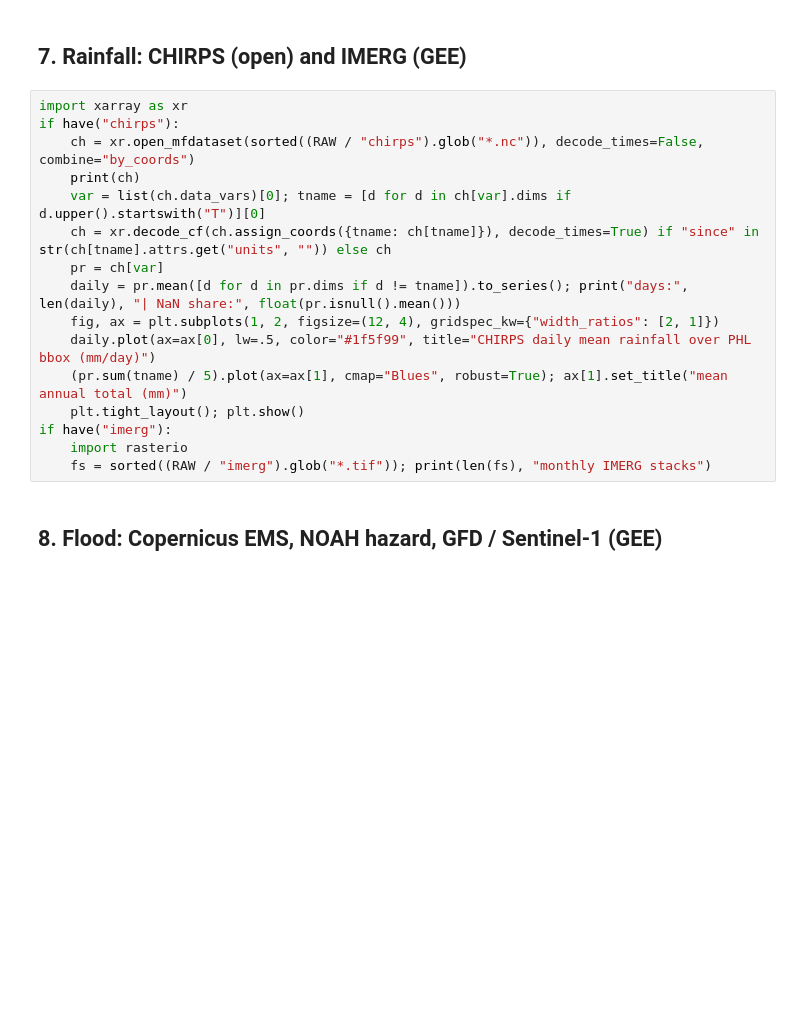
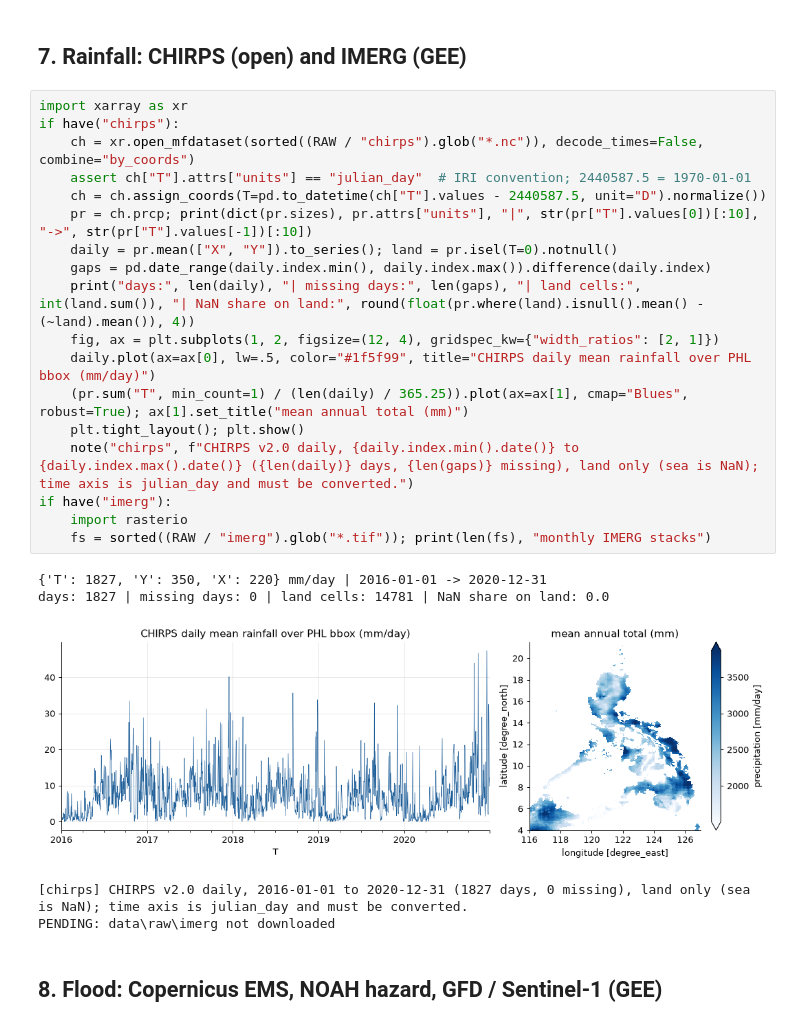
Before and after one commit to mcfcs/bantaybaha, a Jupyter notebook: notebooks/00_data_eda.ipynb, the cells around one changed output. Drawn from its saved outputs; the diff is of its cells as text; blank space fills up the shorter version.

```diff
--- a/notebooks/00_data_eda.ipynb
+++ b/notebooks/00_data_eda.ipynb
@@ -163,19 +269,27 @@ note("ibtracs", f"All 4 storms present; USA 34-kt radius available on {s.r34_cov
 # %%
 import xarray as xr
 if have("chirps"):
     ch = xr.open_mfdataset(sorted((RAW / "chirps").glob("*.nc")), decode_times=False, combine="by_coords")
-    print(ch)
-    var = list(ch.data_vars)[0]; tname = [d for d in ch[var].dims if d.upper().startswith("T")][0]
-    ch = xr.decode_cf(ch.assign_coords({tname: ch[tname]}), decode_times=True) if "since" in str(ch[tname].attrs.get("units", "")) else ch
-    pr = ch[var]
-    daily = pr.mean([d for d in pr.dims if d != tname]).to_series(); print("days:", len(daily), "| NaN share:", float(pr.isnull().mean()))
+    assert ch["T"].attrs["units"] == "julian_day"  # IRI convention; 2440587.5 = 1970-01-01
+    ch = ch.assign_coords(T=pd.to_datetime(ch["T"].values - 2440587.5, unit="D").normalize())
+    pr = ch.prcp; print(dict(pr.sizes), pr.attrs["units"], "|", str(pr["T"].values[0])[:10], "->", str(pr["T"].values[-1])[:10])
+    daily = pr.mean(["X", "Y"]).to_series(); land = pr.isel(T=0).notnull()
+    gaps = pd.date_range(daily.index.min(), daily.index.max()).difference(daily.index)
+    print("days:", len(daily), "| missing days:", len(gaps), "| land cells:", int(land.sum()), "| NaN share on land:", round(float(pr.where(land).isnull().mean() - (~land).mean()), 4))
     fig, ax = plt.subplots(1, 2, figsize=(12, 4), gridspec_kw={"width_ratios": [2, 1]})
     daily.plot(ax=ax[0], lw=.5, color="#1f5f99", title="CHIRPS daily mean rainfall over PHL bbox (mm/day)")
-    (pr.sum(tname) / 5).plot(ax=ax[1], cmap="Blues", robust=True); ax[1].set_title("mean annual total (mm)")
+    (pr.sum("T", min_count=1) / (len(daily) / 365.25)).plot(ax=ax[1], cmap="Blues", robust=True); ax[1].set_title("mean annual total (mm)")
     plt.tight_layout(); plt.show()
+    note("chirps", f"CHIRPS v2.0 daily, {daily.index.min().date()} to {daily.index.max().date()} ({len(daily)} days, {len(gaps)} missing), land only (sea is NaN); time axis is julian_day and must be converted.")
 if have("imerg"):
     import rasterio
     fs = sorted((RAW / "imerg").glob("*.tif")); print(len(fs), "monthly IMERG stacks")
+# %% [output]
+{'T': 1827, 'Y': 350, 'X': 220} mm/day | 2016-01-01 -> 2020-12-31
+days: 1827 | missing days: 0 | land cells: 14781 | NaN share on land: 0.0
+[figure, added]
+[chirps] CHIRPS v2.0 daily, 2016-01-01 to 2020-12-31 (1827 days, 0 missing), land only (sea is NaN); time axis is julian_day and must be converted.
+PENDING: data\raw\imerg not downloaded
 # %% [markdown]
 ## 8. Flood: Copernicus EMS, NOAH hazard, GFD / Sentinel-1 (GEE)
 # %%
```
Also changed, not shown: parts of 21 cells of this notebook, 6 other files.
